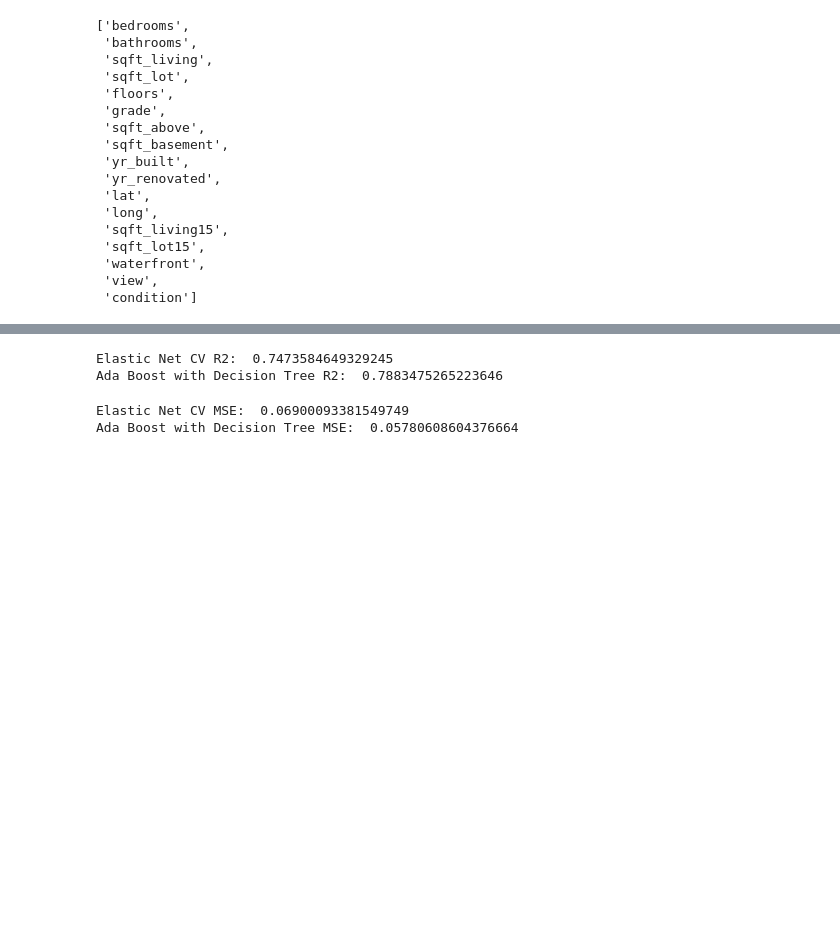
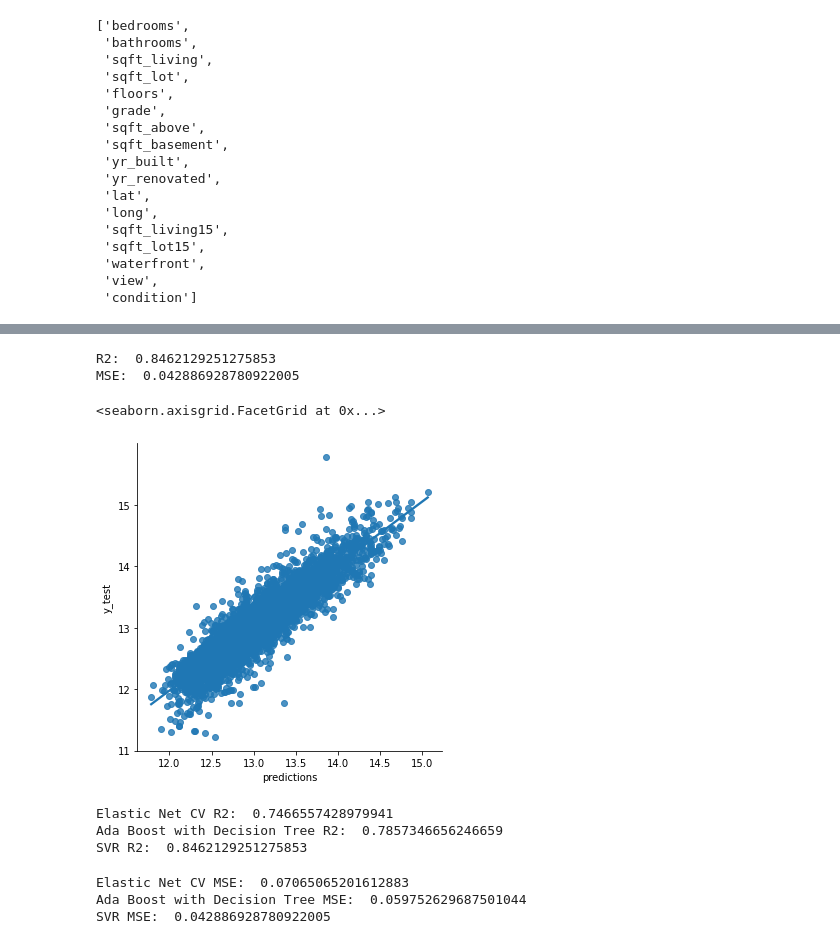
Before and after one commit to Artem123456789/house_prices_regression, a Jupyter notebook: main.ipynb, the cells around one changed output, grey strips where cells are left out. Cells and saved outputs as stored; diff of their text form; code cells hidden in the pictures; blank space fills up the shorter version.

```diff
--- a/main.ipynb
+++ b/main.ipynb
@@ -237,12 +239,37 @@ sns.lmplot(data=results_ada, x="predictions", y="y_test")
+# %%
+svr_pipeline = Pipeline(steps=[("preprocessor", preprocessor), ("regressor", SVR())])
+# %%
+svr_model = svr_pipeline.fit(x_train, y_train)
+# %%
+svr_predictions = svr_model.predict(x_test)
+# %%
+svr_r2 = r2_score(y_test, svr_predictions)
+svr_mse = mean_squared_error(y_test, svr_predictions)
+print("R2: ", svr_r2)
+print("MSE: ", svr_mse)
+# %% [output]
+R2:  0.8462129251275853
+MSE:  0.042886928780922005
+# %%
+results_svr = pd.DataFrame({"y_test": y_test, "predictions": svr_predictions})
+# %%
+sns.lmplot(data=results_svr, x="predictions", y="y_test")
+# %% [output]
+<seaborn.axisgrid.FacetGrid at 0x...>
+[figure, added]
 # %%
 print("Elastic Net CV R2: ", r2)
 print("Ada Boost with Decision Tree R2: ", ada_r2)
+print("SVR R2: ", svr_r2)
 # %% [output]
-Elastic Net CV R2:  0.7473584649329245
-Ada Boost with Decision Tree R2:  0.7883475265223646
+Elastic Net CV R2:  0.7466557428979941
+Ada Boost with Decision Tree R2:  0.7857346656246659
+SVR R2:  0.8462129251275853
 # %%
 print("Elastic Net CV MSE: ", mse)
 print("Ada Boost with Decision Tree MSE: ", ada_mse)
+print("SVR MSE: ", svr_mse)
 # %% [output]
-Elastic Net CV MSE:  0.06900093381549749
-Ada Boost with Decision Tree MSE:  0.05780608604376664
+Elastic Net CV MSE:  0.07065065201612883
+Ada Boost with Decision Tree MSE:  0.059752629687501044
+SVR MSE:  0.042886928780922005
```
Also changed, not shown: parts of 5 cells of this notebook.
